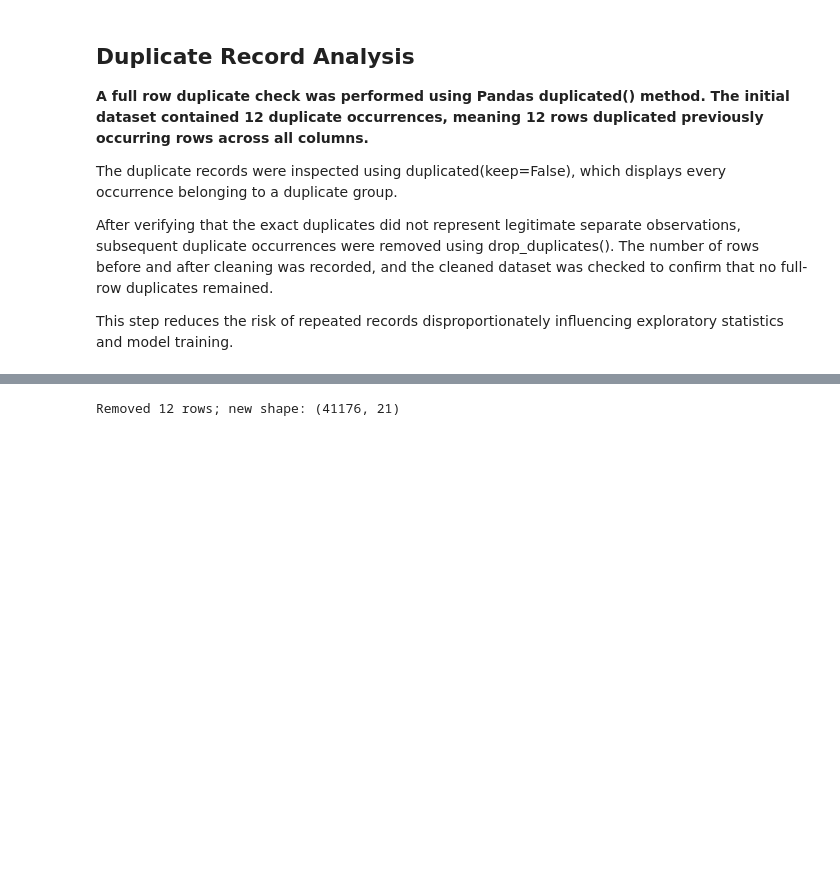
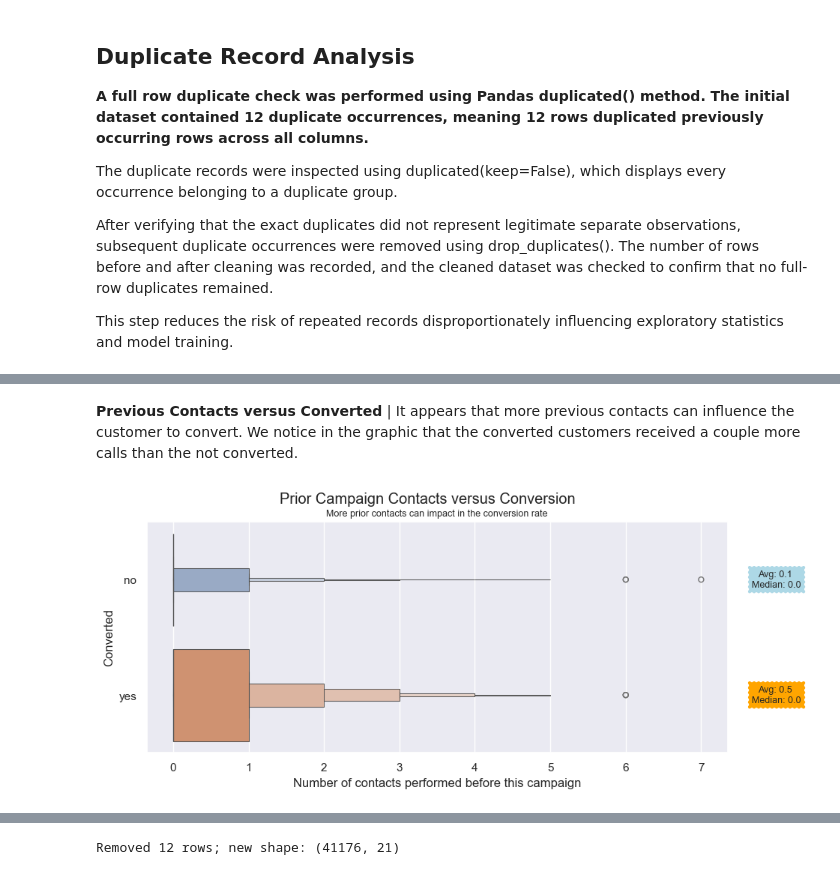
Before and after one commit to anoopungrd/sgh-advanced-analytics-big-data, a Jupyter notebook: semester-1/data-mining/project/code/Bank_Marketing_Notebook.ipynb, the cells around one changed output, grey strips where cells are left out. Saved outputs shown, nothing was run; the diff lists cells and outputs as text; code cells hidden in the pictures; blank space fills up the shorter version.

```diff
--- a/semester-1/data-mining/project/code/Bank_Marketing_Notebook.ipynb
+++ b/semester-1/data-mining/project/code/Bank_Marketing_Notebook.ipynb
@@ -413,0 +464,27 @@ This step reduces the risk of repeated records disproportionately influencing ex
+# %% [markdown]
+**Previous Contacts versus Converted** |
+It appears that more previous contacts can influence the customer to convert. We notice in the graphic that the converted customers received a couple more calls than the not converted.
+# %%
+# Previous Contacts versus Converted
+plt.figure( figsize=(10,4))
+ax = sns.boxenplot(data=df_csv.query('previous < 25'), x='previous', y='y', hue='y', alpha=0.9)
+plt.ylabel('Converted')
+plt.xlabel('Number of contacts performed before this campaign')
+plt.suptitle('Prior Campaign Contacts versus Conversion')
+plt.title('More prior contacts can impact in the conversion rate', size=9);
+
+# Annotation
+# Medians and Averages
+median_converted = df_csv.query('y == "yes"')['previous'].median()
+median_not_converted = df_csv.query('y == "no"')['previous'].median()
+avg_converted = df_csv.query('y == "yes"')['previous'].mean()
+avg_not_converted = df_csv.query('y == "no"')['previous'].mean()
+# Annotation - Insert text with Average and Median for each category
+plt.text(8, 0.0, f"Avg: {round(avg_not_converted,1)} \nMedian: {median_not_converted}",
+         ha="center", va="center", rotation=0,
+         size=9, bbox=dict(boxstyle="roundtooth, pad=0.5", fc="lightblue", ec="r", lw=0))
+plt.text(8, 1, f"Avg: {round(avg_converted,1)} \nMedian: {median_converted}",
+         ha="center", va="center", rotation=0,
+         size=9, bbox=dict(boxstyle="roundtooth, pad=0.5", fc="orange", ec="r", lw=0));
+# %% [output]
+[figure, added]
```
Also changed, not shown: parts of 17 cells of this notebook.
